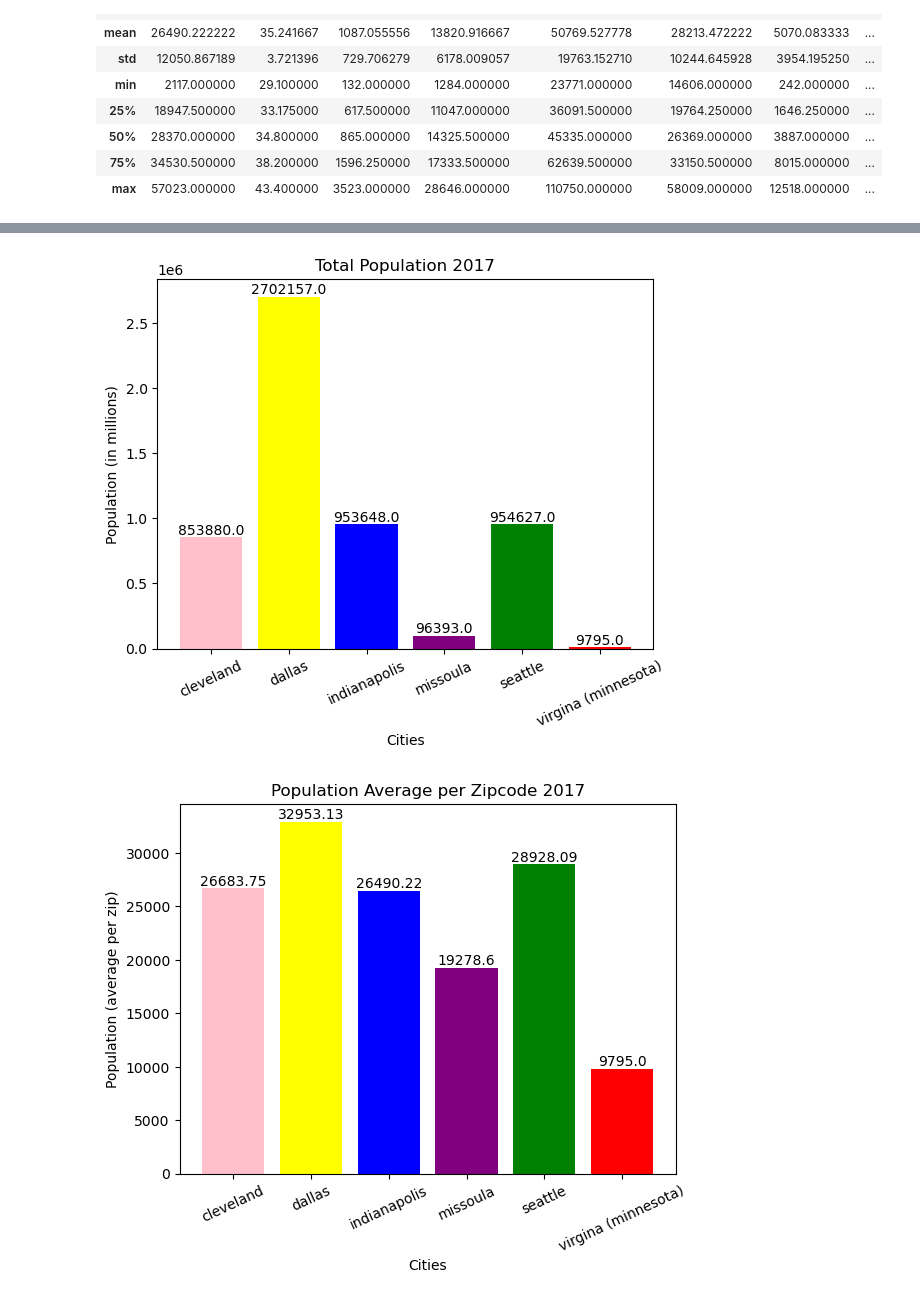
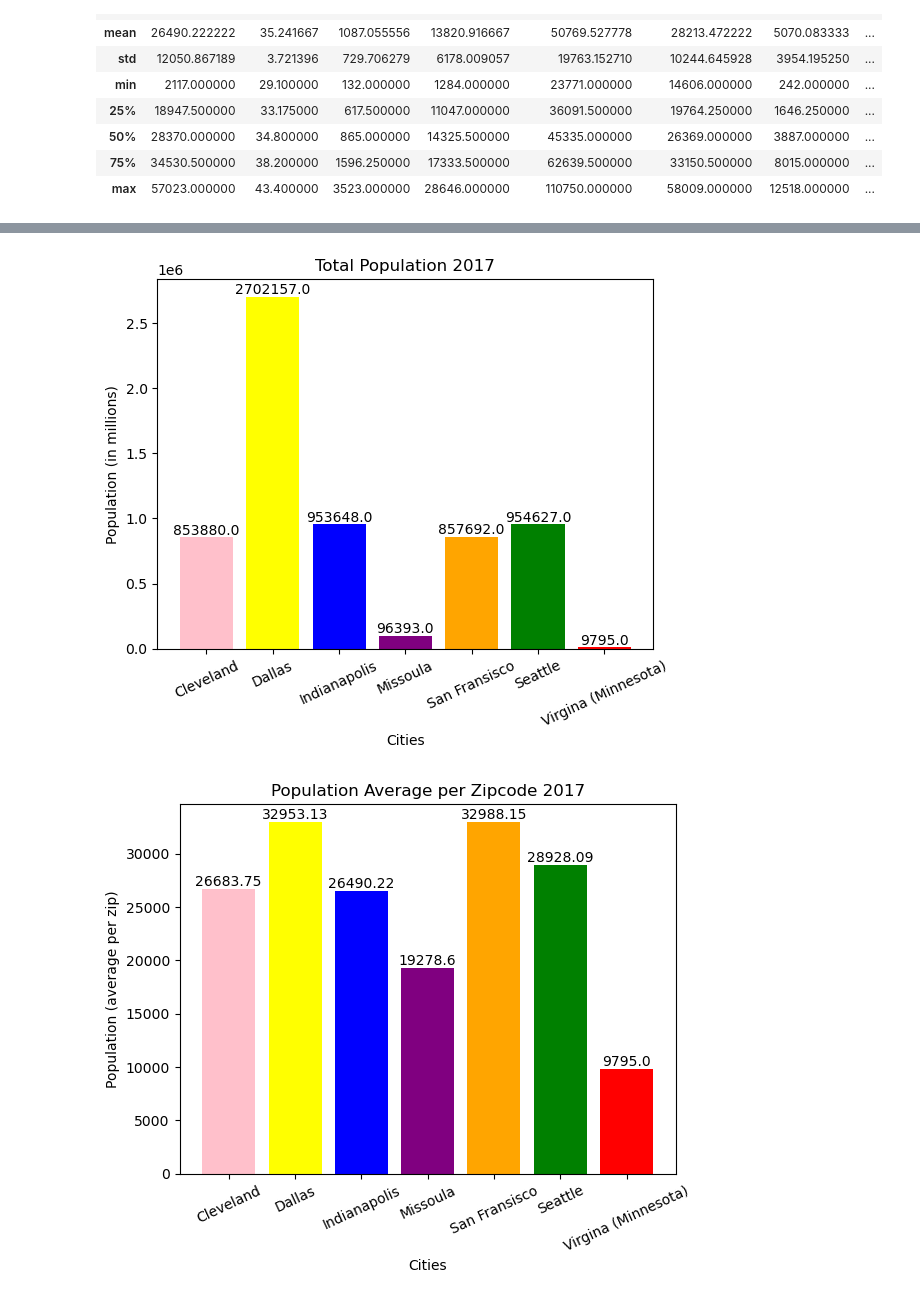
Before and after one commit to Mikelmillz/Group_Project_1_Private_Invest, a Jupyter notebook: Mainbranch/MikelFolder/Census_data_2017.ipynb, the cells around one changed output, grey strips where cells are left out. Saved outputs shown, nothing was run; the diff lists cells and outputs as text; code cells hidden in the pictures.

```diff
--- a/Mainbranch/MikelFolder/Census_data_2017.ipynb
+++ b/Mainbranch/MikelFolder/Census_data_2017.ipynb
@@ -429,12 +429,12 @@ sanfransisco_clean_df
 # %%
 dallas_clean_df = dallas_df[["Population","Poverty Rate"]].agg(["mean","std"])
-dallas_clean_df["City"] ="dallas"
+dallas_clean_df["City"] ="Dallas"
 
 dallas_PR_df = dallas_df[["Population","Poverty Rate"]].agg(["mean"])
-dallas_PR_df["City"] ="dallas"
+dallas_PR_df["City"] ="Dallas"
 
 dallas_sum_df = dallas_df[["Population"]].agg(["sum"])
-dallas_sum_df["City"] ="dallas"
+dallas_sum_df["City"] ="Dallas"
 
 dallas_clean_df
 # %% [output]
@@ -444,12 +444,12 @@ dallas_clean_df
 # %%
 seattle_clean_df = seattle_df[["Population","Poverty Rate"]].agg(["mean","std"])
-seattle_clean_df["City"] ="seattle"
+seattle_clean_df["City"] ="Seattle"
 
 seattle_PR_df = seattle_df[["Population","Poverty Rate"]].agg(["mean"])
-seattle_PR_df["City"] ="seattle"
+seattle_PR_df["City"] ="Seattle"
 
 seattle_sum_df = seattle_df[["Population"]].agg(["sum"])
-seattle_sum_df["City"] ="seattle"
+seattle_sum_df["City"] ="Seattle"
 
 
 seattle_clean_df
@@ -460,12 +460,12 @@ seattle_clean_df
 # %%
 virginia_minnesota_clean_df = virginia_minnesota_df[["Poverty Rate","Population"]].agg(["mean"])
-virginia_minnesota_clean_df["City"] = "virgina (minnesota)"
+virginia_minnesota_clean_df["City"] = "Virgina (Minnesota)"
 
 virginia_minnesota_PR_df = virginia_minnesota_df[["Poverty Rate","Population"]].agg(["mean"])
-virginia_minnesota_PR_df["City"] = "virgina (minnesota)"
+virginia_minnesota_PR_df["City"] = "Virgina (Minnesota)"
 
 virginia_minnesota_sum_df = virginia_minnesota_df[["Population"]].agg(["mean"])
-virginia_minnesota_sum_df["City"] = "virgina (minnesota)"
+virginia_minnesota_sum_df["City"] = "Virgina (Minnesota)"
 
 
 first_column = virginia_minnesota_clean_df.pop("Population")
@@ -499,5 +499,5 @@ result
 # %%
-Complete_PR_df = pd.concat([cleveland_PR_df,dallas_PR_df,indianapolis_PR_df,missoula_PR_df,
+Complete_PR_df = pd.concat([cleveland_PR_df,dallas_PR_df,indianapolis_PR_df,missoula_PR_df,sanfransisco_PR_df,
                    seattle_PR_df,virginia_minnesota_PR_df])
 Complete_rounded_PR_df = Complete_PR_df.round(2)
 Complete_rounded_PR_df
@@ -538,7 +540,7 @@ Complete_sum_df
 # %%
 pop=list(Complete_sum_df["Population"].values[0:])
 
-bar_colors = ["Pink", "yellow", "blue", "purple","green","red"]
+bar_colors = ["Pink", "yellow", "blue", "purple","orange","green","red"]
 plt.ylabel("Population (in millions)")
 plt.xlabel("Cities")
 plt.title("Total Population 2017")
@@ -547,18 +549,18 @@ plt.xticks(rotation = 25)
 plt.bar_label(bar2,labels=pop,label_type="edge")
 plt.show()
 # %% [output]
-[figure, old version]
+[figure, new version]
 # %%
 pop_ave=list(Complete_rounded_PR_df["Population"].values[0:])
 
 
-bar_colors = ["Pink", "yellow", "blue", "purple","green","red"]
+bar_colors = ["Pink", "yellow", "blue", "purple","orange","green","red"]
 plt.ylabel("Population (average per zip)")
 plt.xlabel("Cities")
 plt.title("Population Average per Zipcode 2017")
 bar3=plt.bar(city,pop_ave,color=bar_colors)
 plt.xticks(rotation = 25)
 plt.bar_label(bar3,labels=pop_ave,label_type="edge")
 plt.show()
 # %% [output]
-[figure, old version]
+[figure, new version]
```
Also changed, not shown: parts of 11 cells of this notebook, 2 other files.
